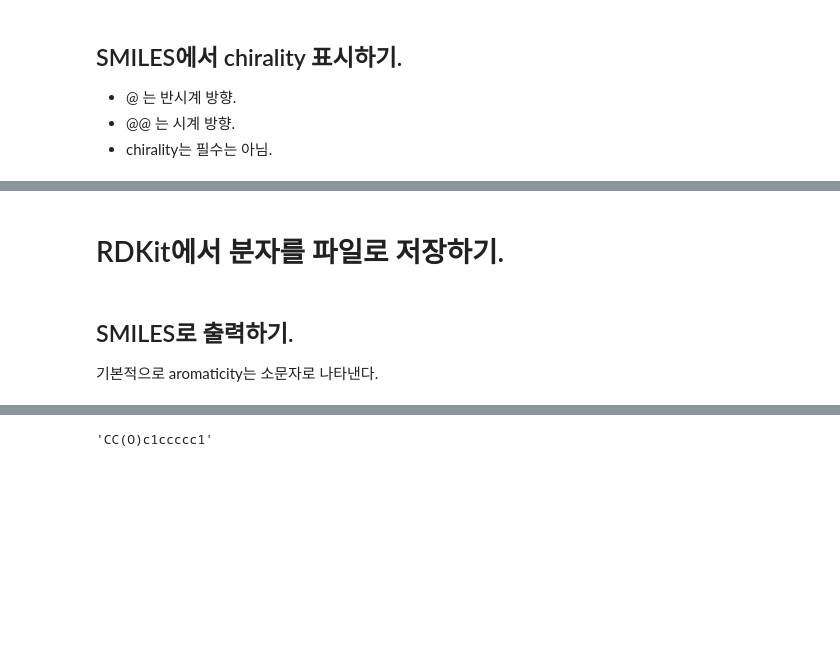
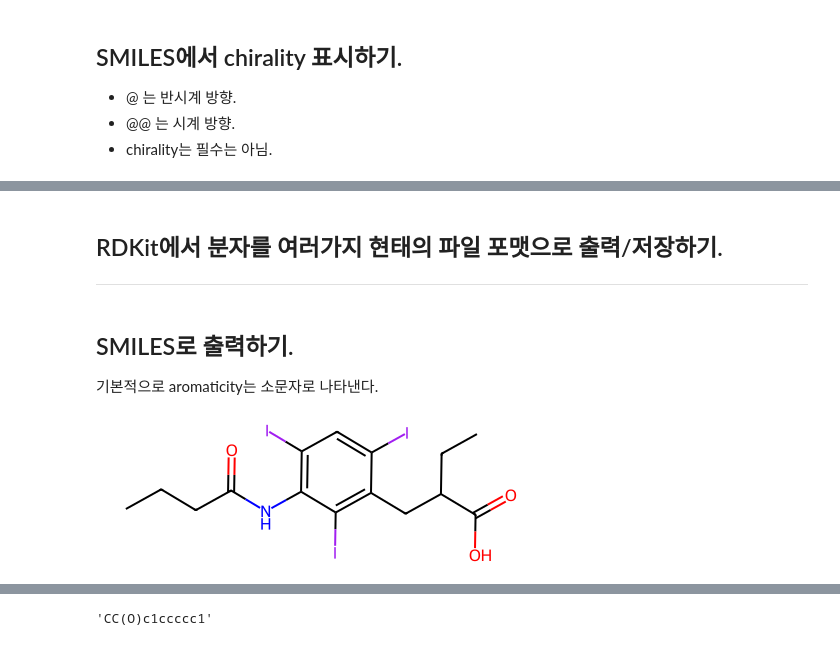
Before and after one commit to JLee823/2023-1st-AI-assisted-drug-discovery-SNU, a Jupyter notebook: AI_based_drug_discvoery_week2_Molecular_descriptors_fingerprints.ipynb, the cells around one changed output, grey strips where cells are left out. Saved outputs shown, nothing was run; the diff lists cells and outputs as text; code cells hidden in the pictures; blank space fills up the shorter version.

Commit message:
Updated up to RDKit basic

```diff
--- a/AI_based_drug_discvoery_week2_Molecular_descriptors_fingerprints.ipynb
+++ b/AI_based_drug_discvoery_week2_Molecular_descriptors_fingerprints.ipynb
@@ -175,9 +191,14 @@ mol_list[1]
 # %% [markdown]
-# RDKit에서 분자를 파일로 저장하기.
+## RDKit에서 분자를 여러가지 현태의 파일 포맷으로 출력/저장하기.
+-------
 # %% [markdown]
 ## SMILES로 출력하기.
 
 기본적으로 aromaticity는 소문자로 나타낸다.
+# %%
+m
+# %% [output]
+[figure, added]
 # %%
 Chem.MolToSmiles(m)
 # %% [output]
```
Also changed, not shown: parts of 49 cells of this notebook.
